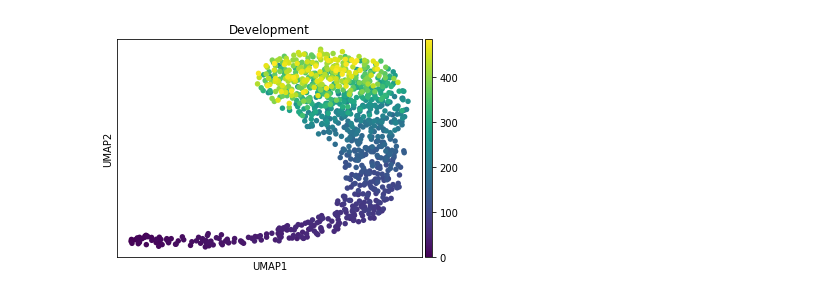
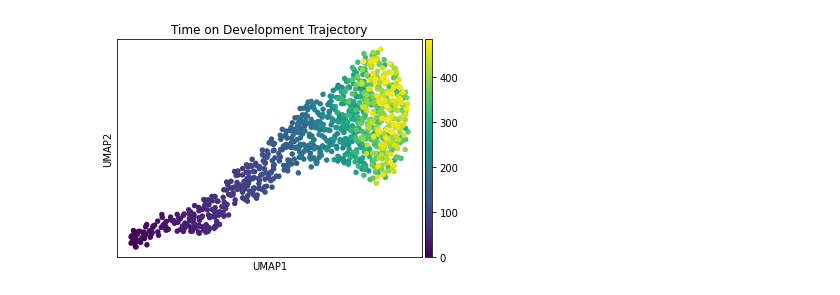
Before and after one commit to asistradition/biological_grn_simulator, a Jupyter notebook: examples/Single_Trajectory.ipynb, the cells around one changed output. Drawn from its saved outputs; the diff is of its cells as text; code cells hidden in the pictures.

Commit message:
Continue development

```diff
--- a/examples/Single_Trajectory.ipynb
+++ b/examples/Single_Trajectory.ipynb
@@ -9,10 +9,11 @@ from bio_grns import (
 ### Construct a trajectory ###
 
 trajectory_1 = Trajectory(
-    500,                         ### Length of trajectory in time units (minutes)
-    primary_trajectory = True,   ### Trajectory is primary (represents wall clock)
-    force_positive = True,       ### Return absolute value of activity
-    name = "Development"         ### Name this trajectory
+    500,                           ### Length of trajectory in time units (minutes)
+    primary_trajectory = True,     ### Trajectory is primary (represents wall clock)
+    force_positive = True,         ### Return absolute value of activity
+    latent_network_sparsity = 0.2, ### Ratio of TFs which will be influenced by this trajectory
+    name = "Development"           ### Name this trajectory
 )
 
 trajectory_1.add_pattern(
@@ -56,8 +59,7 @@ adata = sim.generate_count_data()
 # %%
 sc.pp.pca(adata)
 sc.pp.neighbors(adata)
 sc.tl.umap(adata)
+sc.pl.umap(adata, color="Development", title="Time on Development Trajectory")
+# %% [output]
+[figure, added]
-# %%
-sc.pl.umap(adata, color="Development")
-# %% [output]
-[figure, removed]
```
Also changed, not shown: parts of 2 cells of this notebook, 5 other files.
